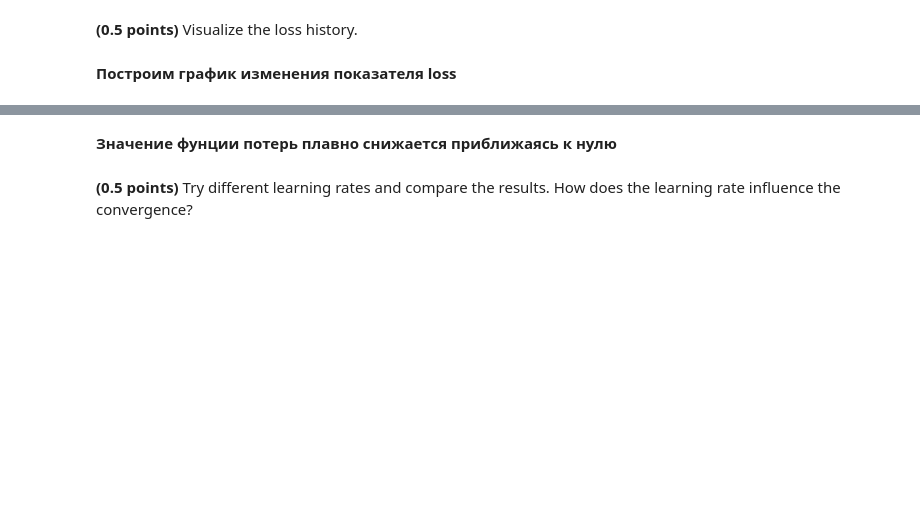
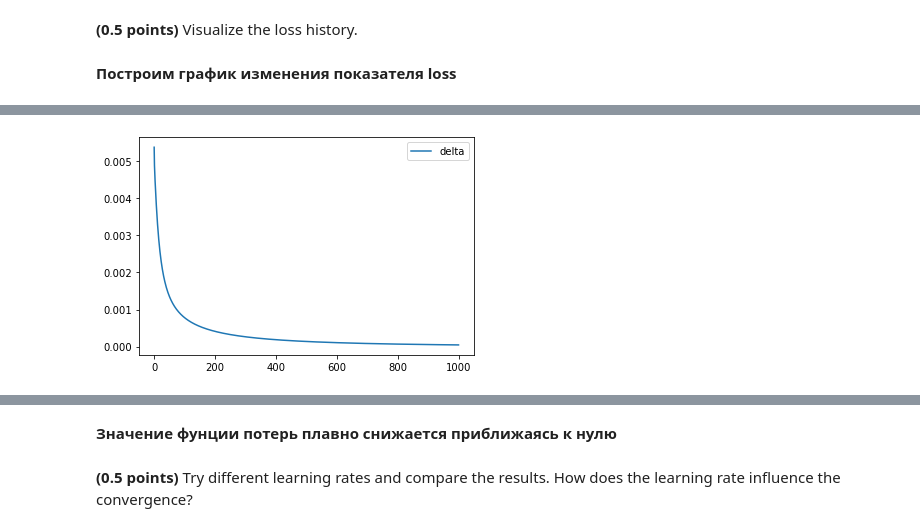
Before and after one commit to codekot/logistics_knn, a Jupyter notebook: hw_classification.ipynb, the cells around one changed output, grey strips where cells are left out. Cells and saved outputs as stored; diff of their text form; code cells hidden in the pictures; blank space fills up the shorter version.

```diff
--- a/hw_classification.ipynb
+++ b/hw_classification.ipynb
@@ -260,0 +263,4 @@ pd.DataFrame(model.loss_hist, columns=['Loss']).plot();
+# %%
+pd.DataFrame(model.delta_hist, columns=['delta']).plot();
+# %% [output]
+[figure, added]
```
Also changed, not shown: parts of 19 cells of this notebook, 1 other file.
